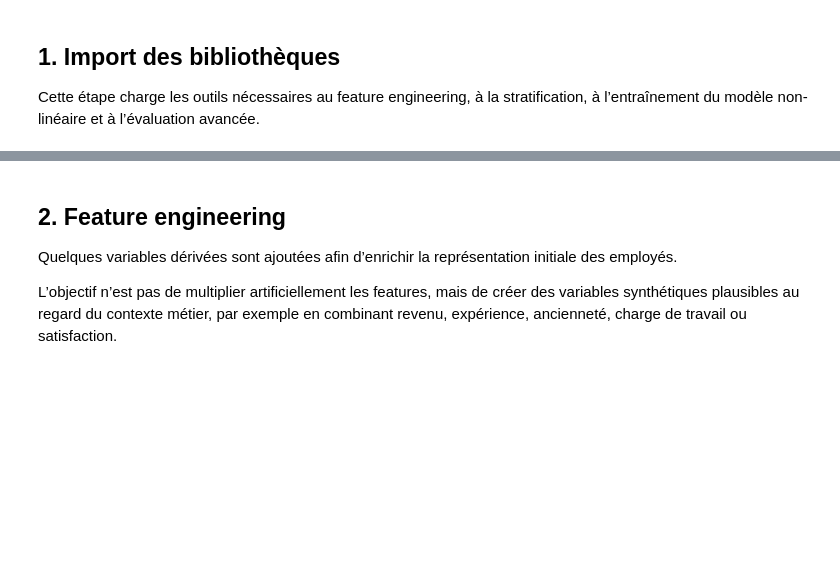
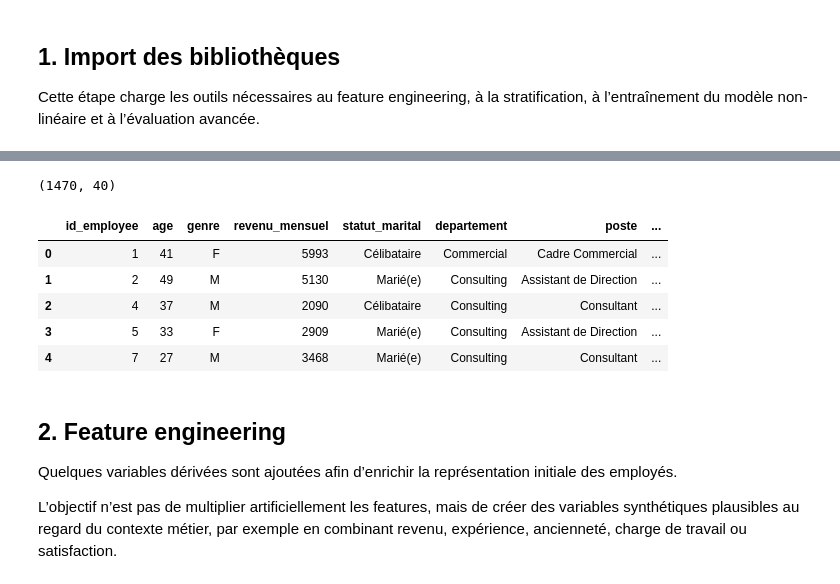
Before and after one commit to aaronsaintroch/P4_Classifiez_automatiquement_des_informations, a Jupyter notebook: notebooks/04_amelioration_classification.ipynb, the cells around one changed output, grey strips where cells are left out. Drawn from its saved outputs; the diff is of its cells as text; code cells hidden in the pictures; blank space fills up the shorter version.

```diff
--- a/notebooks/04_amelioration_classification.ipynb
+++ b/notebooks/04_amelioration_classification.ipynb
@@ -244,30 +269,41 @@ def drop_highly_correlated_features(df: pd.DataFrame, threshold: float = 0.8):
 # %%
 df_fe = df_central.copy ( )
 
 df_fe["revenu_par_annee_experience"] = (
         df_fe["revenu_mensuel"] / (df_fe["annee_experience_totale"] + 1)
 )
 
 df_fe["part_anciennete_entreprise"] = (
         df_fe["annees_dans_l_entreprise"] / (df_fe["annee_experience_totale"] + 1)
 )
 
 df_fe["part_anciennete_poste"] = (
         df_fe["annees_dans_le_poste_actuel"] / (df_fe["annees_dans_l_entreprise"] + 1)
 )
 
 df_fe["charge_distance"] = (
         df_fe["distance_domicile_travail"] * df_fe["nombre_heures_travailless"]
 )
 
 satisfaction_cols = [
     "satisfaction_employee_environnement",
     "satisfaction_employee_nature_travail",
     "satisfaction_employee_equipe",
     "satisfaction_employee_equilibre_pro_perso",
 ]
 
 df_fe["score_satisfaction_moyen"] = df_fe[satisfaction_cols].mean (axis=1)
+
+print (df_fe.shape)
+display (df_fe.head ( ))
+# %% [output]
+(1470, 40)
+|  | id_employee | age | genre | revenu_mensuel | statut_marital | departement | poste | ... |
+| 0 | 1 | 41 | F | 5993 | Célibataire | Commercial | Cadre Commercial | ... |
+| 1 | 2 | 49 | M | 5130 | Marié(e) | Consulting | Assistant de Direction | ... |
+| 2 | 4 | 37 | M | 2090 | Célibataire | Consulting | Consultant | ... |
+| 3 | 5 | 33 | F | 2909 | Marié(e) | Consulting | Assistant de Direction | ... |
+| 4 | 7 | 27 | M | 3468 | Marié(e) | Consulting | Consultant | ... |
 # %% [markdown]
 ## 2. Feature engineering
 
```
Also changed, not shown: parts of 18 cells of this notebook, 3 other files.
